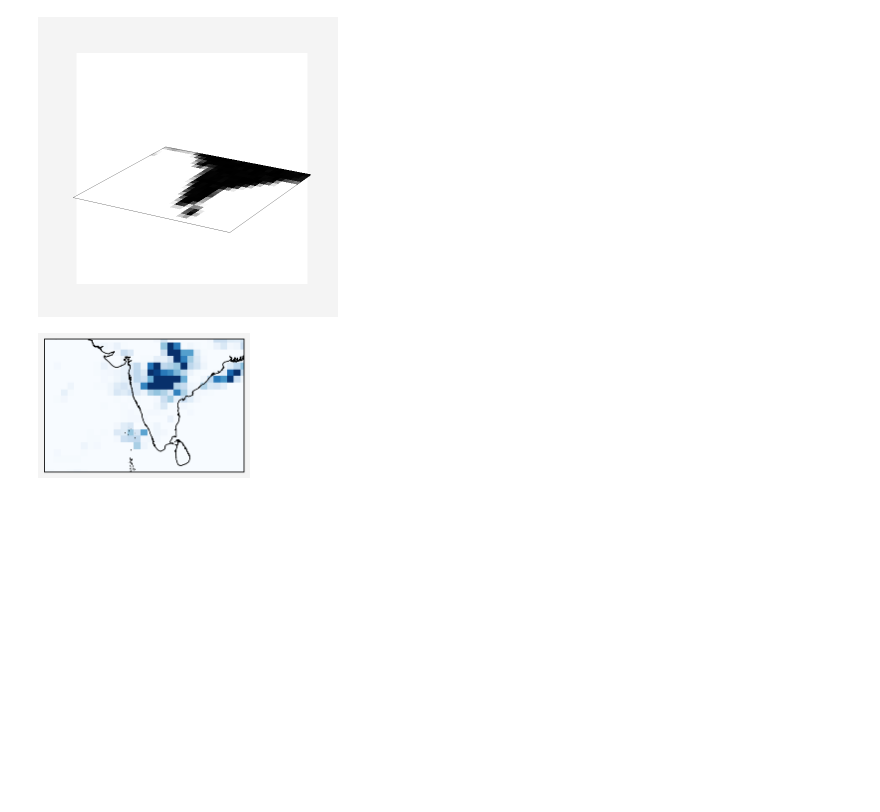
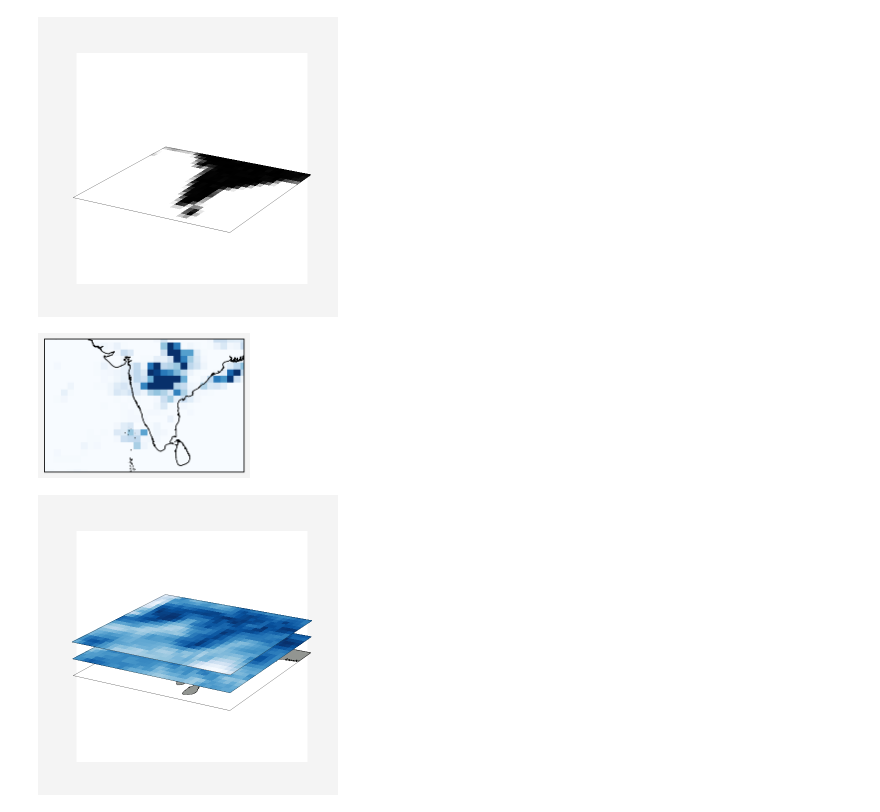
Before and after one commit to savannahferretti/monsoon-kernels, a Jupyter notebook: notebooks/schematic.ipynb, the cells around one changed output. Saved outputs shown, nothing was run; the diff lists cells and outputs as text; code cells hidden in the pictures; blank space fills up the shorter version.

```diff
--- a/notebooks/schematic.ipynb
+++ b/notebooks/schematic.ipynb
@@ -42,12 +44,21 @@ def get_edges(lons,lats):
     X,Y = np.meshgrid(lonedges,latedges)
     return lonedges,latedges,lonrange,latrange,X,Y
 
-def prep_basemap(ax,lonrange,latrange):
+def add_base_fill(ax,lonrange,latrange,z,color='w',eps=1e-3):
+    lonmin,lonmax = lonrange
+    latmin,latmax = latrange
+    rect = Rectangle((lonmin,latmin),lonmax-lonmin,latmax-latmin,facecolor=color,edgecolor='none')
+    ax.add_patch(rect)
+    art3d.pathpatch_2d_to_3d(rect,z=float(z)+float(eps),zdir='z')
+    return rect
+
+def prep_basemap(lonrange,latrange,z):
     m = Basemap(
         llcrnrlon=lonrange[0],urcrnrlon=lonrange[1],llcrnrlat=latrange[0],urcrnrlat=latrange[1],
         projection='cyl',resolution='i',fix_aspect=False,ax=ax)
     polys = [list(p.get_coords()[:,:2])+[p.get_coords()[0,:2]] for p in m.landpolygons]
     land  = PolyCollection(polys,edgecolor='k',facecolor='gray',linewidths=0.2,closed=False)
+    land.set_alpha(1.0)
     return m,land
 
 def set_3D_style(ax,lonrange,latrange,levrange):
@@ -80,16 +91,16 @@ def plot(varname,cmap,plotlevs=(800,600),baselev=1000,levrange=LEVRANGE):
     da = get_da(varname)
     lonedges,latedges,lonrange,latrange,X,Y = get_edges(da.lon.values,da.lat.values)
     fig,ax = plt.subplots(1,1,figsize=(3,3),subplot_kw={'projection':'3d'})
-    m,land = prep_basemap(ax,lonrange,latrange)
     set_3D_style(ax,lonrange,latrange,levrange=levrange)
     if da.ndim==3:
         basez = float(da.sel(lev=baselev,method='nearest').lev.values)
     else:
         basez = float(baselev)
-    add_base_fill(ax, lonrange, latrange, basez - 1, color='white')
-
-
-    ax.add_collection3d(land,zs=basez)
+    add_base_fill(ax,lonrange,latrange,basez)
+    m,land = prep_basemap(lonrange,latrange,basez)
+    ax.add_collection(land)
+    art3d.poly_collection_2d_to_3d(land,zs=basez,zdir='z')
+    land.set_zsort('max')
     if da.ndim==3:
         dalist,zlist,arrlist = [],[],[]
         for lev in plotlevs:
@@ -151,0 +213,4 @@ fig.save('../figs/pr.png',transparent=True)
+# %%
+plot('rh','blues')
+# %% [output]
+[figure, added]
```
Also changed, not shown: parts of 2 cells of this notebook, 29 other files.
